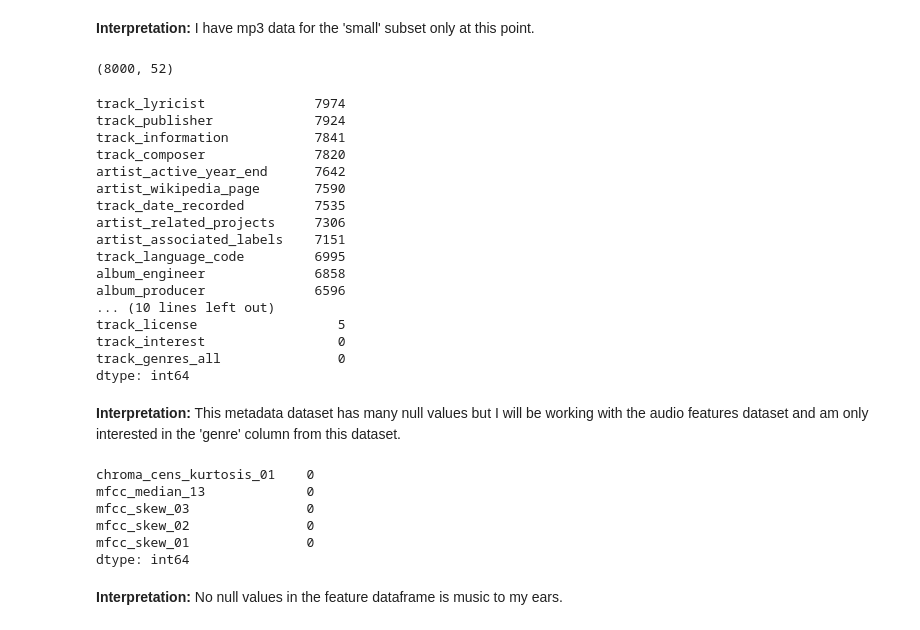
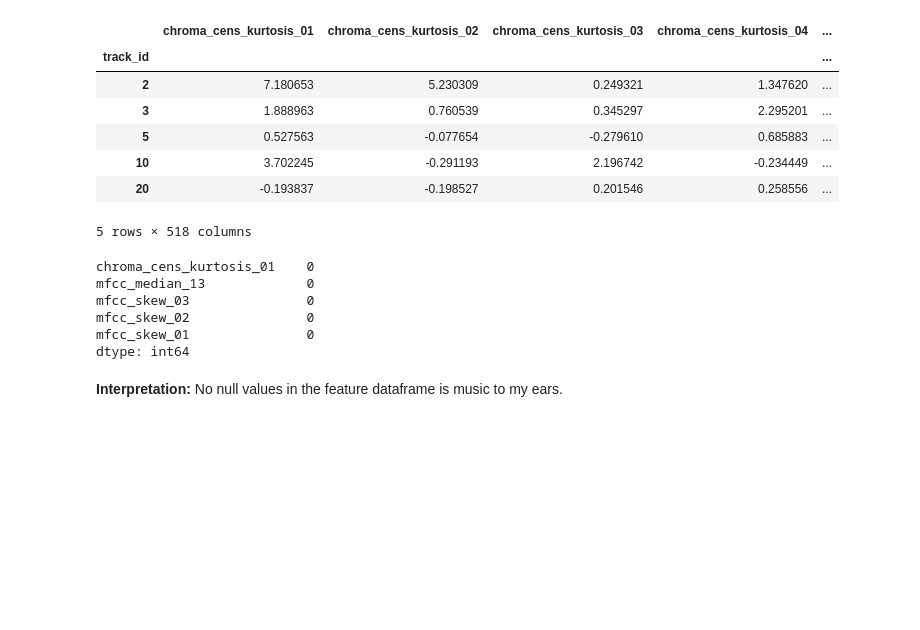
Before and after one commit to Lucas-Courant/predicting_audio_genre, a Jupyter notebook: Code/1_cleaning_eda.ipynb, the cells around one changed output. Cells and saved outputs as stored; diff of their text form; code cells hidden in the pictures; blank space fills up the shorter version.

```diff
--- a/Code/1_cleaning_eda.ipynb
+++ b/Code/1_cleaning_eda.ipynb
@@ -31,3 +27,0 @@ def load_track_metadata(filepath):
-# %%
-tracks = utils.load('../data/fma_metadata/tracks.csv')
-features = utils.load('../data/fma_metadata/features.csv')
@@ -57,5 +39,16 @@ set(features['mfcc'].columns.get_level_values(0))
 # %%
-# https://stackoverflow.com/questions/14507794/pandas-how-to-flatten-a-hierarchical-index-in-columns
+def load_track_features(filepath):
+    """Loads track features and snake cases the column names
 
-tracks.columns = ['_'.join(col) for col in tracks.columns.to_flat_index()]
-features.columns = ['_'.join(col) for col in features.columns.to_flat_index()]
+    Parameters
+    ..........
+    filepath : str
+        Should point to the features.csv file from the free music archive
+    """
+
+    features = utils.load(filepath)
+
+    # https://stackoverflow.com/questions/14507794/pandas-how-to-flatten-a-hierarchical-index-in-columns
+    features.columns = ['_'.join(col) for col in features.columns.to_flat_index()]
+
+    return features
@@ -64,39 +55,23 @@ smol_tracks = tracks.loc[tracks['set_subset'] == 'small']
-# %% [markdown]
-**Interpretation:** I have mp3 data for the 'small' subset only at this point.
-# %%
-smol_tracks.shape
-# %% [output]
-(8000, 52)
+# %%
+track_features = load_track_features('../data/fma_metadata/features.csv')
+track_features.head()
+# %% [output]
+|  | chroma_cens_kurtosis_01 | chroma_cens_kurtosis_02 | chroma_cens_kurtosis_03 | chroma_cens_kurtosis_04 | ... |
+| track_id |  |  |  |  | ... |
+| 2 | 7.180653 | 5.230309 | 0.249321 | 1.347620 | ... |
+| 3 | 1.888963 | 0.760539 | 0.345297 | 2.295201 | ... |
+| 5 | 0.527563 | -0.077654 | -0.279610 | 0.685883 | ... |
+| 10 | 3.702245 | -0.291193 | 2.196742 | -0.234449 | ... |
+| 20 | -0.193837 | -0.198527 | 0.201546 | 0.258556 | ... |
+5 rows × 518 columns
 # %%
-smol_tracks.isna().sum().sort_values(ascending=False)[:25]
+track_features.isnull().sum().sort_values(ascending=False)[:5]
 # %% [output]
-track_lyricist              7974
-track_publisher             7924
-track_information           7841
-track_composer              7820
-artist_active_year_end      7642
-artist_wikipedia_page       7590
-track_date_recorded         7535
-artist_related_projects     7306
-artist_associated_labels    7151
-track_language_code         6995
-album_engineer              6858
-album_producer              6596
-... (10 lines left out)
-track_license                  5
-track_interest                 0
-track_genres_all               0
+chroma_cens_kurtosis_01    0
+mfcc_median_13             0
+mfcc_skew_03               0
+mfcc_skew_02               0
+mfcc_skew_01               0
 dtype: int64
-# %% [markdown]
-**Interpretation:** This metadata dataset has many null values but I will be working with the audio features dataset and am only interested in the 'genre' column from this dataset.
-# %%
-features.isnull().sum().sort_values(ascending=False)[:5]
-# %% [output]
-chroma_cens_kurtosis_01    0
-mfcc_median_13             0
-mfcc_skew_03               0
-mfcc_skew_02               0
-mfcc_skew_01               0
-dtype: int64
 # %% [markdown]
 **Interpretation:** No null values in the feature dataframe is music to my ears.
```
Also changed, not shown: parts of 23 cells of this notebook, 1 other file.
